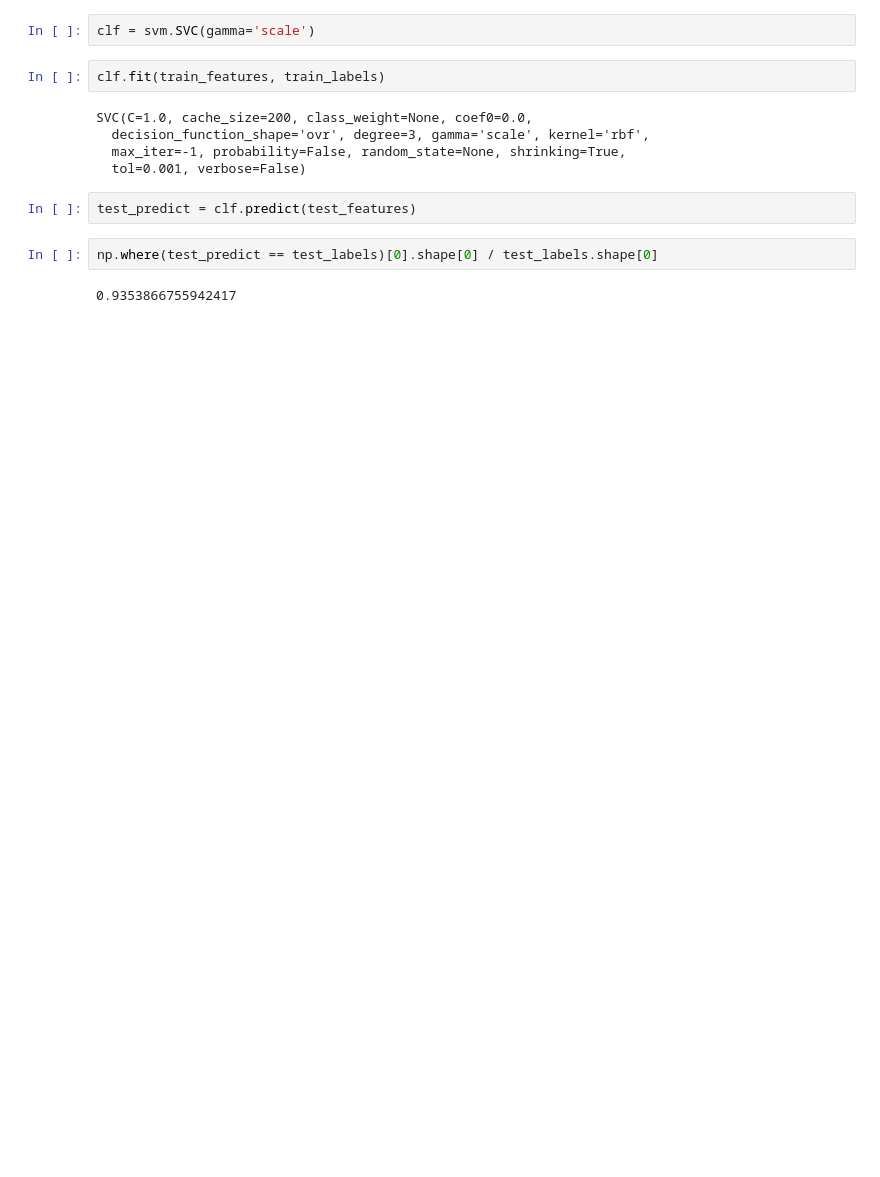
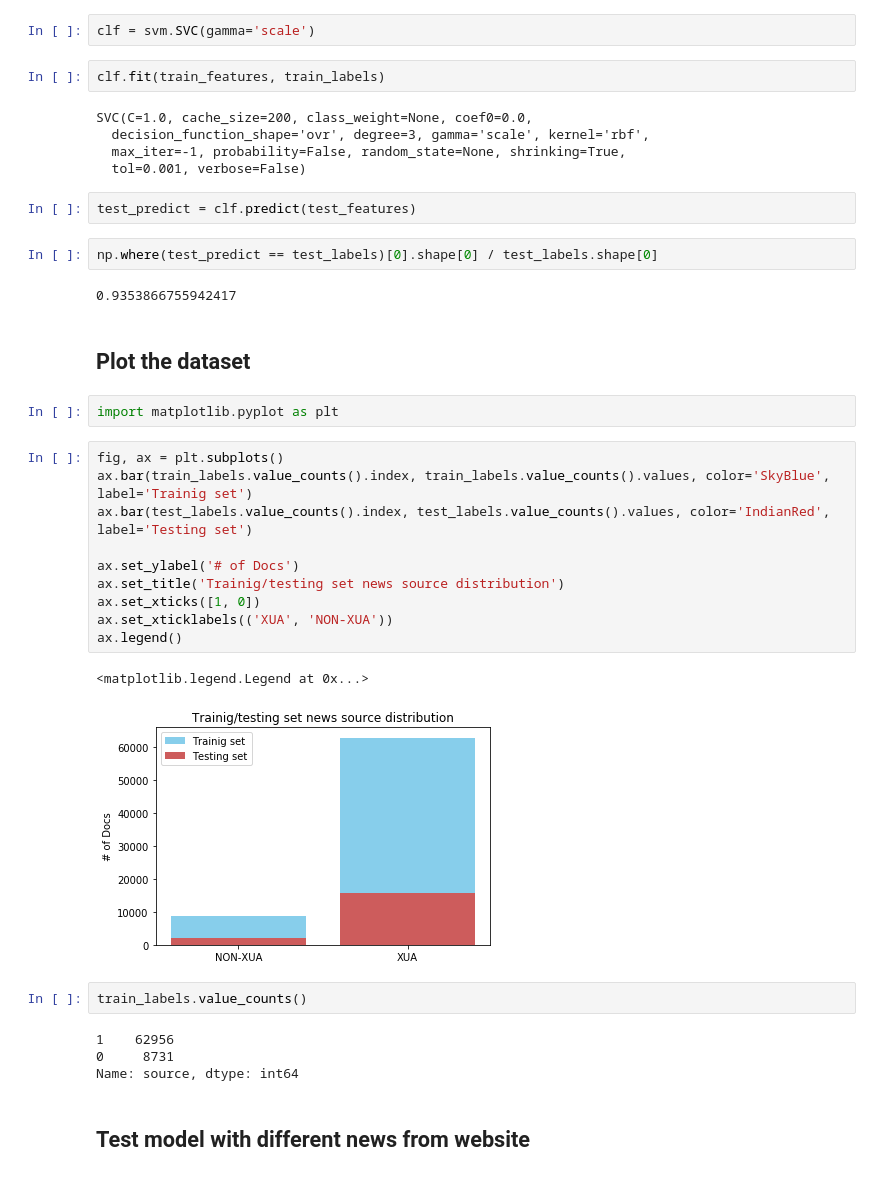
Before and after one commit to enix223/nlp-course, a Jupyter notebook: notebooks/article-plagiarism.ipynb, the cells around one changed output. Cells and saved outputs as stored; diff of their text form; blank space fills up the shorter version.

Commit message:
add testing result for the article plagiarism model

```diff
--- a/notebooks/article-plagiarism.ipynb
+++ b/notebooks/article-plagiarism.ipynb
@@ -400,3 +400,28 @@ test_predict = clf.predict(test_features)
 np.where(test_predict == test_labels)[0].shape[0] / test_labels.shape[0]
 # %% [output]
 0.9353866755942417
+# %% [markdown]
+## Plot the dataset
+# %%
+import matplotlib.pyplot as plt
+# %%
+fig, ax = plt.subplots()
+ax.bar(train_labels.value_counts().index, train_labels.value_counts().values, color='SkyBlue', label='Trainig set')
+ax.bar(test_labels.value_counts().index, test_labels.value_counts().values, color='IndianRed', label='Testing set')
+
+ax.set_ylabel('# of Docs')
+ax.set_title('Trainig/testing set news source distribution')
+ax.set_xticks([1, 0])
+ax.set_xticklabels(('XUA', 'NON-XUA'))
+ax.legend()
+# %% [output]
+<matplotlib.legend.Legend at 0x...>
+[figure, added]
+# %%
+train_labels.value_counts()
+# %% [output]
+1    62956
+0     8731
+Name: source, dtype: int64
+# %% [markdown]
+## Test model with different news from website
```
Also changed, not shown: parts of 22 cells of this notebook, 9 other files.
